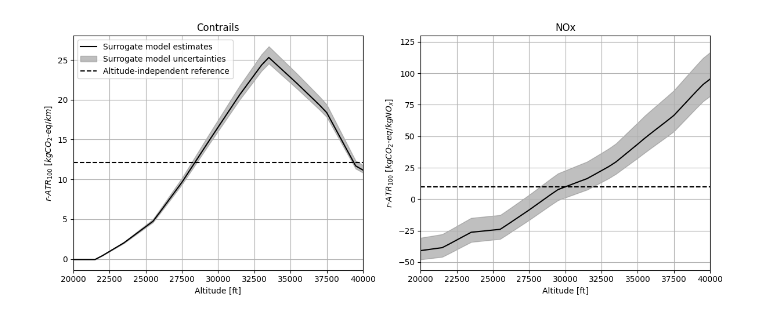
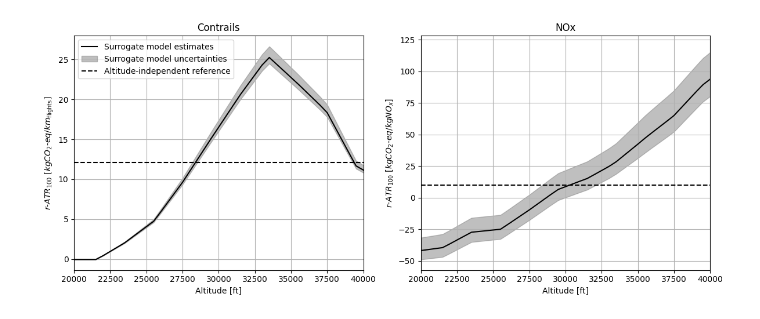
Before and after one commit to AeroMAPS/AeroCM, a Jupyter notebook: aerometrics/paper/altitude_effect.ipynb, the cells around one changed output. Cells and saved outputs as stored; diff of their text form; code cells hidden in the pictures.

```diff
--- a/aerometrics/paper/altitude_effect.ipynb
+++ b/aerometrics/paper/altitude_effect.ipynb
@@ -14,18 +16,6 @@ nox_o3_data_altitude = dallara_data[12:25, 1]
 nox_o3_data_forcing_factor = dallara_data[12:25, 0]
 nox_ch4_data_altitude = dallara_data[25:, 1]
 nox_ch4_data_forcing_factor = dallara_data[25:, 0]
-# %%
-def ratr_contrails(time_horizon, sensitivity_rf_contrails, ratio_erf_rf_contrails, efficacy_erf_contrails):
-    ratr = 6.25e14 * sensitivity_rf_contrails * ratio_erf_rf_contrails * efficacy_erf_contrails / time_horizon**0.843
-    return ratr
-
-def ratr_nox_o3(time_horizon, sensitivity_rf_nox_o3, ratio_erf_rf_nox_o3, efficacy_erf_nox_o3):
-    ratr = 6.25e14 * sensitivity_rf_nox_o3 * ratio_erf_rf_nox_o3 * efficacy_erf_nox_o3 / time_horizon**0.843
-    return ratr
-
-def ratr_nox_ch4(time_horizon, sensitivity_rf_nox_ch4, ratio_erf_rf_nox_ch4, efficacy_erf_nox_ch4):
-    ratr = 6.84e11 * sensitivity_rf_nox_ch4 * ratio_erf_rf_nox_ch4 * efficacy_erf_nox_ch4 * time_horizon**(0.113 - 0.103 * np.log(time_horizon))
-    return ratr
 # %%
 scaling_factor_altitude_contrails = interp1d(
     contrails_data_altitude,
@@ -52,7 +42,7 @@ efficacy_erf_contrails = 1
 sensitivity_rf_nox_o3 = 25.1e-12 * (14/46)
 ratio_erf_rf_nox_o3 = 1.37
 efficacy_erf_nox_o3 = 1
-sensitivity_rf_nox_ch4 = -0.83e-9
+sensitivity_rf_nox_ch4 = -3.90
 ratio_erf_rf_nox_ch4 = 1.18
 efficacy_erf_nox_ch4 = 1
 # %%
@@ -71,32 +61,32 @@ for k in range(0, len(altitude)):
 # %%
 fig, axs = plt.subplots(1, 2, figsize=(12, 5))
 
 axs[0].plot(altitude, ratr_contrails_altitude, label="Surrogate model estimates", color="black")
 axs[0].fill_between(altitude, ratr_contrails_altitude*1.055, ratr_contrails_altitude*0.97, alpha = 0.5, label="Surrogate model uncertainties", color="grey")
 axs[0].plot(altitude, 12.09 * np.ones(len(altitude)), label="Altitude-independent reference", color="black", linestyle="--")
 axs[0].set_xlabel('Altitude [ft]')
-axs[0].set_ylabel(r'$r\text{-}ATR_{100}$ [$kgCO_2\text{-}eq/km$]')
+axs[0].set_ylabel(r'$r\text{-}ATR_{100}$ [$kgCO_2\text{-}eq/km_{\text{flights}}$]')
 axs[0].set_title("Contrails")
 axs[0].legend()
 axs[0].grid()
 axs[0].set_xlim(20000, 40000)
 
 # --- Figure 2 (identique ou modifiable) ---
 axs[1].plot(altitude, ratr_nox_o3_altitude + ratr_nox_ch4_altitude, label="Surrogate model estimates", color="black")
 axs[1].fill_between(altitude, ratr_nox_o3_altitude*1.055 + ratr_nox_ch4_altitude*0.95, ratr_nox_o3_altitude*0.97 + ratr_nox_ch4_altitude*1.04, alpha = 0.5, label="Surrogate model uncertainties", color="grey")
 axs[1].plot(altitude, 9.95 * np.ones(len(altitude)), label="Altitude-independent reference", color="black", linestyle="--")
 #axs[1].plot(altitude, ratr_nox_o3_altitude, label="Ozone-related - Surrogate model estimate", color="C1")
 #axs[1].fill_between(altitude, ratr_nox_o3_altitude*1.055, ratr_nox_o3_altitude*0.97, alpha = 0.5, label="Ozone-related - Surrogate model uncertainty", color="C1")
 #axs[1].plot(altitude, ratr_nox_ch4_altitude, label="Methane-related - Surrogate model estimate", color="C2")
 #axs[1].fill_between(altitude, ratr_nox_ch4_altitude*1.04, ratr_nox_ch4_altitude*0.95, alpha = 0.5, label="Methane-related - Surrogate model uncertainty", color="C2")
 axs[1].set_xlabel('Altitude [ft]')
 axs[1].set_ylabel(r'$r\text{-}ATR_{100}$ [$kgCO_2\text{-}eq/kgNO_x$]')
 axs[1].set_title("NOx")
 axs[1].grid()
 axs[1].set_xlim(20000, 40000)
 
 plt.tight_layout()
 plt.savefig("figures/altitude.pdf")
 plt.show()
 # %% [output]
-[figure, old version]
+[figure, new version]
```
Also changed, not shown: parts of 1 cell of this notebook, 25 other files.
